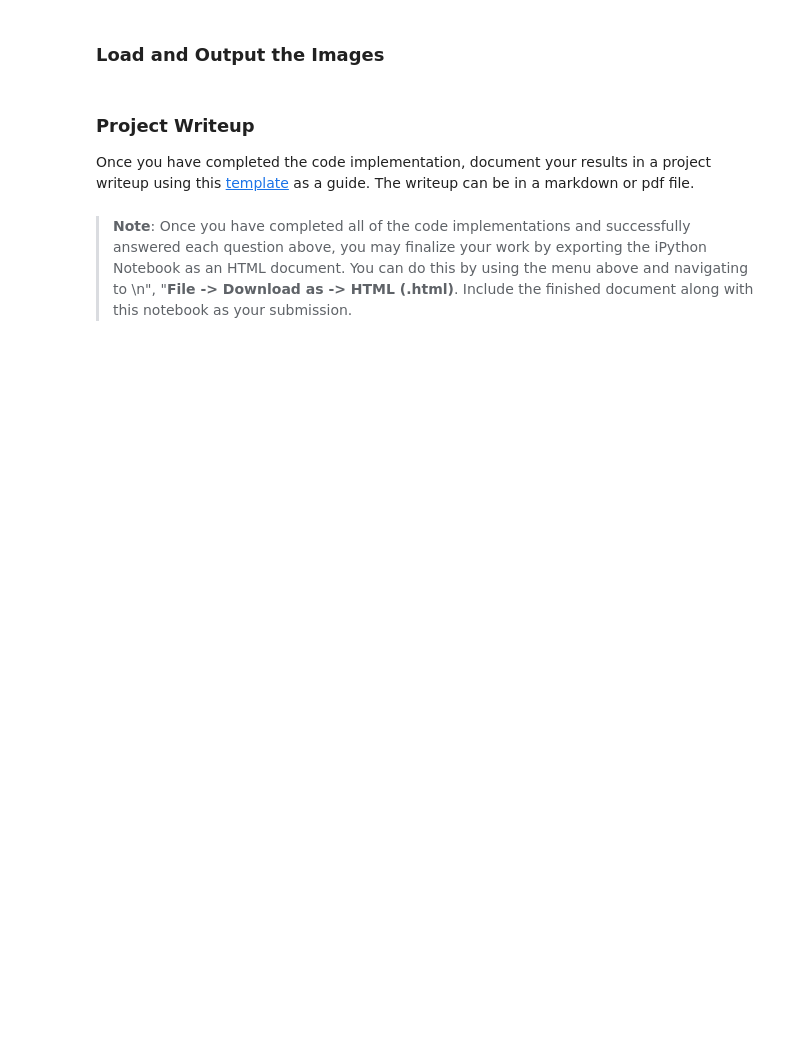
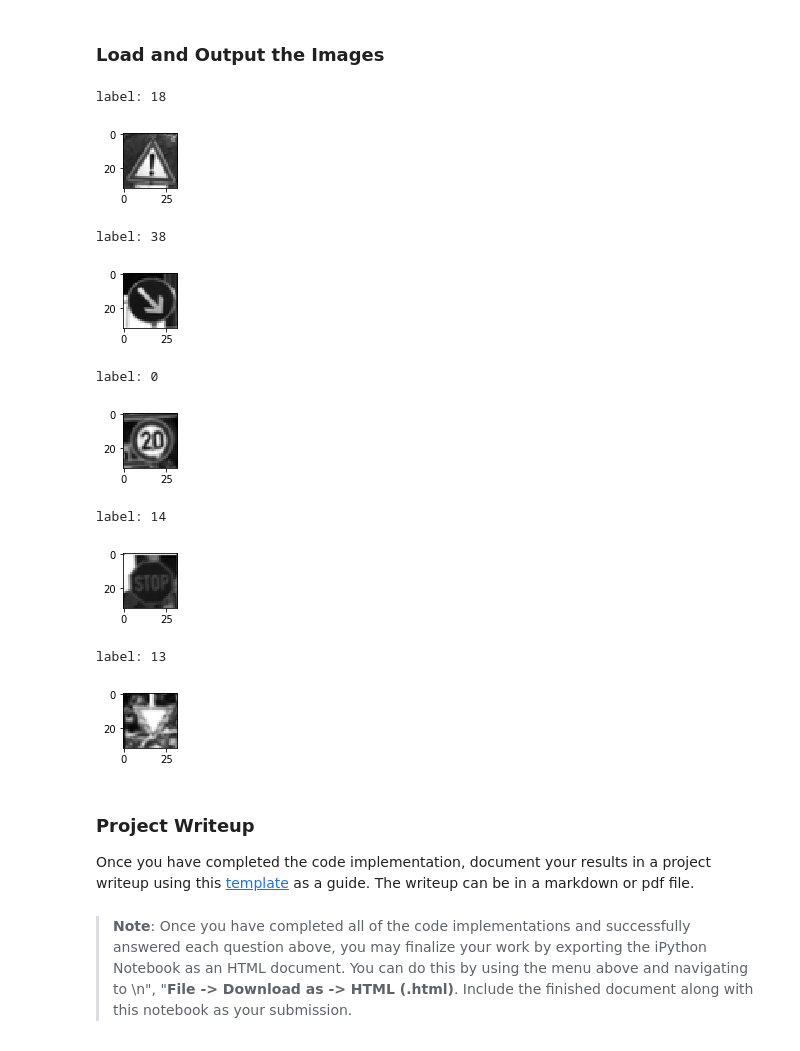
Before and after one commit to johnhilbun/P3-Traffic-Sign-Classifier-SDCND, a Jupyter notebook: Traffic_Sign_Classifier.ipynb, the cells around one changed output. Saved outputs shown, nothing was run; the diff lists cells and outputs as text; code cells hidden in the pictures; blank space fills up the shorter version.

Commit message:
Progress on German Signs

```diff
--- a/Traffic_Sign_Classifier.ipynb
+++ b/Traffic_Sign_Classifier.ipynb
@@ -277,7 +300,7 @@ from tensorflow.contrib.layers import flatten
 EPOCHS = 10
 BATCH_SIZE = 128
 
-def LeNet(x):
+def LeNet(x, keep_prob): # JDH added keep_prob
     # Hyperparameters
     mu = 0
     sigma = 0.1   # JDH been using 0.1
@@ -314,7 +337,7 @@ def LeNet(x):
 
     # Flatten. Input=5x5x16. Output=400 (which is 5x5x16)
     fc0 = flatten(conv2)
-    #fc0 = tf.nn.dropout(fc0, 0.90) # JDH added
+    #fc0 = tf.nn.dropout(fc0, keep_prob=keep_prob) # JDH added
 
 
     # JDH layer 2.5
@@ -326,7 +349,7 @@ def LeNet(x):
     # Activation
     #fc2_5 = tf.layers.batch_normalization(fc2_5) # JDH normalization
     #fc2_5 = tf.nn.relu(fc2_5)
-    #fc1 = tf.nn.dropout(fc1, 0.90) # JDH added
+    fc0 = tf.nn.dropout(fc0, keep_prob=keep_prob) # JDH added
     # JDH end layer 2.5
 
 
@@ -339,7 +362,7 @@ def LeNet(x):
     fc1 = tf.layers.batch_normalization(fc1) # JDH normalization
     # JDH original 3 fc1 = tf.nn.relu(fc1)
     fc1 = tf.nn.tanh(fc1) # JDH performance
-    #fc1 = tf.nn.dropout(fc1, 0.90) # JDH added
+    fc1 = tf.nn.dropout(fc1, keep_prob=keep_prob) # JDH added
 
     # Layer 4: Fully Connected. Input=120. Output=84.
     fc2_W = tf.Variable(tf.truncated_normal(shape=(120, 84), mean=mu, stddev=sigma))
@@ -350,7 +373,7 @@ def LeNet(x):
     fc2 = tf.layers.batch_normalization(fc2) # JDH normalization
     # JDH original 4 fc2 = tf.nn.relu(fc2)
     fc2 = tf.nn.tanh(fc2) # JDH performance
-    #fc2 = tf.nn.dropout(fc2, 0.90) # JDH added
+    fc2 = tf.nn.dropout(fc2, keep_prob=keep_prob) # JDH added
 
     # Layer 5: Fully Connected. Input=84. Output=10.
     fc3_W = tf.Variable(tf.truncated_normal(shape=(84, 43), mean=mu, stddev=sigma))
@@ -384,7 +407,9 @@ one_hot_y = tf.one_hot(y, 43)
 # Training Pipeline
 rate = 0.001 # JDH been using 0.001
 
-logits = LeNet(x)
+keep_prob = tf.placeholder (tf.float32, (None)) # JDH for dropout
+
+logits = LeNet(x, keep_prob) # JDH added keep_prob
 #cross_entropy = tf.nn.softmax_cross_entropy_with_logits(logits=logits, labels=one_hot_y)
 cross_entropy = tf.nn.softmax_cross_entropy_with_logits(labels=one_hot_y, logits=logits)
 loss_operation = tf.reduce_mean(cross_entropy)
@@ -402,7 +427,7 @@ def evaluate (X_data, y_data):
     for offset in range(0, num_examples, BATCH_SIZE):
         batch_x, batch_y = X_data[offset:offset+BATCH_SIZE], y_data[offset:offset+BATCH_SIZE]
         #print("accuracy...")
-        accuracy = sess.run(accuracy_operation, feed_dict={x: batch_x, y: batch_y})
+        accuracy = sess.run(accuracy_operation, feed_dict={x: batch_x, y: batch_y, keep_prob: 1.0})
         total_accuracy += (accuracy * len(batch_x))
     return total_accuracy / num_examples
 
@@ -419,23 +444,22 @@ with tf.Session() as sess:
             end = offset + BATCH_SIZE
             batch_x, batch_y = X_train[offset:end], y_train[offset:end]
             #print("operation...")
-            sess.run(training_operation, feed_dict={x: batch_x, y: batch_y})
-
+            sess.run(training_operation, feed_dict={x: batch_x, y: batch_y, keep_prob: 0.75})
 
         validation_accuracy = evaluate(X_valid, y_valid)
         print("EPOCH {} ...".format(i+1))
         print("Validation Accuracy = {:.3f}".format(validation_accuracy))
         print()
 
-        # JDH maybe this is how to test 'X_test':
-        # test_accuracy = evaluate (X_test, y_test)
-        #print("EPOCH {} ...".format(i+1))
-        #print("Test Accuracy = {:.3f}".format(test_accuracy))
-        #print()
-
     try:
         saver
     except NameError:
         saver = tf.train.Saver()
-    saver.save(sess, 'lenet')
+    saver.save(sess, './lenet')
     print ("Model saved")
+
+    # JDH maybe this is how to test 'X_test':
+    # test_accuracy = evaluate (X_test, y_test)
+    #print("EPOCH {} ...".format(i+1))
+    #print("Test Accuracy = {:.3f}".format(test_accuracy))
+    #print()
@@ -614,5 +736,24 @@ Looking just at the first row we get `[ 0.34763842,  0.24879643,  0.12789202]`,
 # %% [markdown]
 ### Load and Output the Images
+# %%
+for i in range(len(new_signs)):
+    #sunday = new_signs[i].squeeze()
+    image = X_new_signs[i].squeeze()
+    print ("label: {}".format(y_new_signs[i]))
+    plt.figure(figsize=(1,1))
+    plt.imshow(image, cmap='gray')
+    plt.show()
+# %% [output]
+label: 18
+[figure, added]
+label: 38
+[figure, added]
+label: 0
+[figure, added]
+label: 14
+[figure, added]
+label: 13
+[figure, added]
 # %% [markdown]
 ### Project Writeup
 
```
Also changed, not shown: parts of 11 cells of this notebook.
